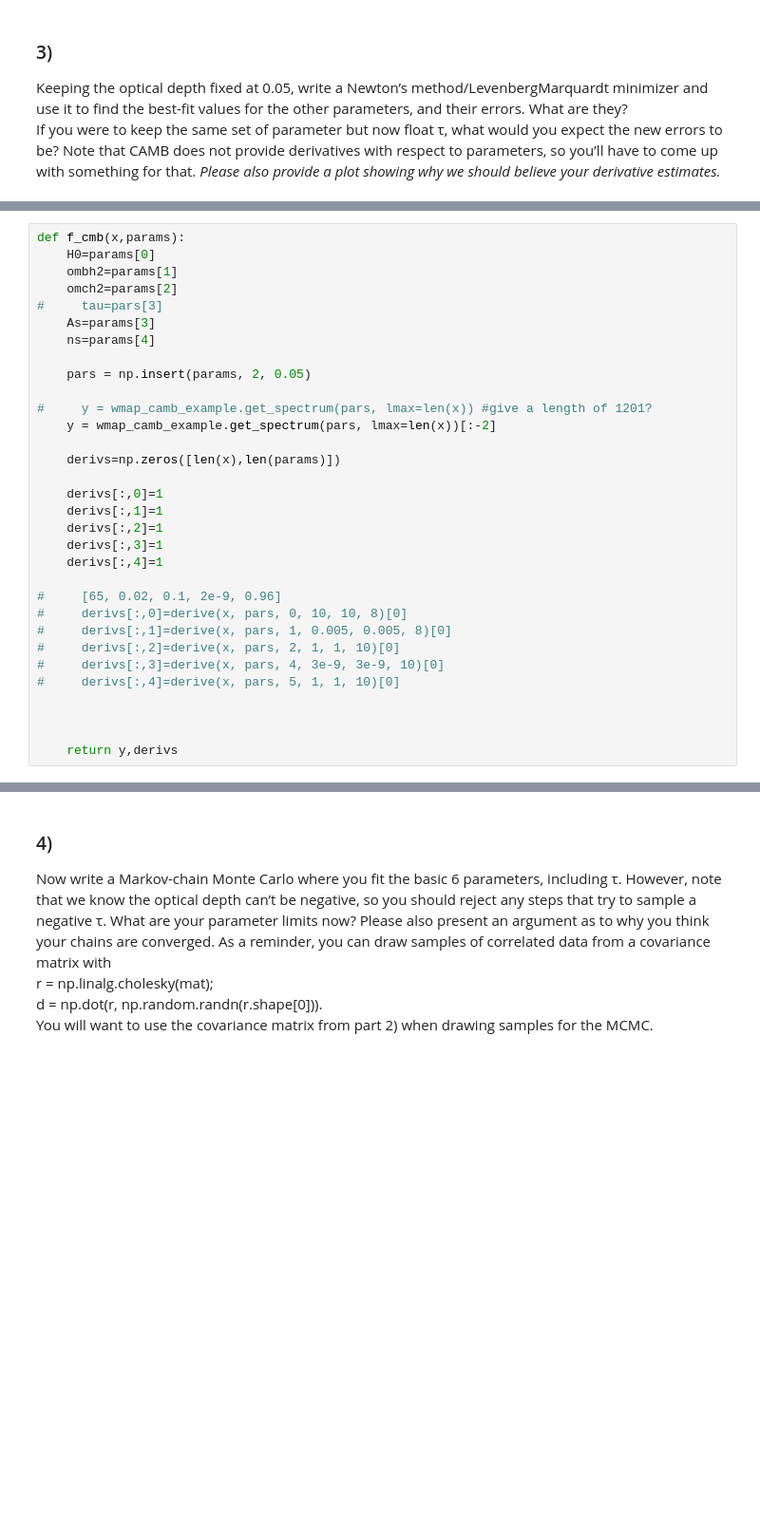
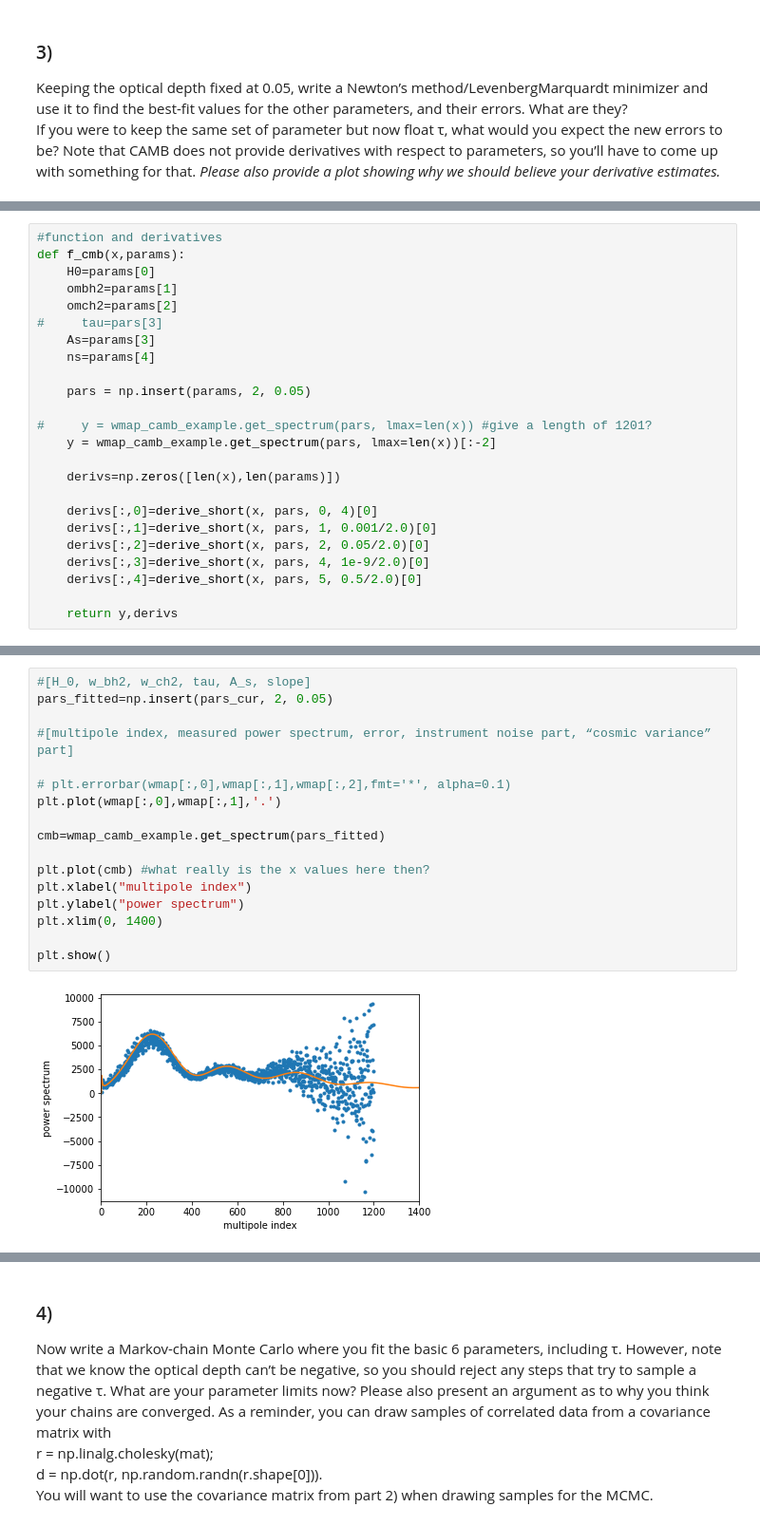
Before and after one commit to eklem1/Phys512_EK, a Jupyter notebook: PS3/TheRestOfPS3.ipynb, the cells around one changed output, grey strips where cells are left out. Shown at 95% size. Drawn from its saved outputs; the diff is of its cells as text; blank space fills up the shorter version.

```diff
--- a/PS3/TheRestOfPS3.ipynb
+++ b/PS3/TheRestOfPS3.ipynb
@@ -196 +152,25 @@ def f(x,params):
+# %%
+#function and derivatives
+def f_cmb(x,params):
+    H0=params[0]
+    ombh2=params[1]
+    omch2=params[2]
+#     tau=pars[3]
+    As=params[3]
+    ns=params[4]
+
+    pars = np.insert(params, 2, 0.05)
+
+#     y = wmap_camb_example.get_spectrum(pars, lmax=len(x)) #give a length of 1201?
+    y = wmap_camb_example.get_spectrum(pars, lmax=len(x))[:-2]
+
+    derivs=np.zeros([len(x),len(params)])
+
+    derivs[:,0]=derive_short(x, pars, 0, 4)[0]
+    derivs[:,1]=derive_short(x, pars, 1, 0.001/2.0)[0]
+    derivs[:,2]=derive_short(x, pars, 2, 0.05/2.0)[0]
+    derivs[:,3]=derive_short(x, pars, 4, 1e-9/2.0)[0]
+    derivs[:,4]=derive_short(x, pars, 5, 0.5/2.0)[0]
+
+    return y,derivs
 # %%
@@ -237,32 +234,19 @@ final parameters are  [nan nan nan]  with errors  [nan nan nan]
-# %%
-def f_cmb(x,params):
-    H0=params[0]
-    ombh2=params[1]
-    omch2=params[2]
-#     tau=pars[3]
-    As=params[3]
-    ns=params[4]
-
-    pars = np.insert(params, 2, 0.05)
-
-#     y = wmap_camb_example.get_spectrum(pars, lmax=len(x)) #give a length of 1201?
-    y = wmap_camb_example.get_spectrum(pars, lmax=len(x))[:-2]
-
-    derivs=np.zeros([len(x),len(params)])
-
-    derivs[:,0]=1
-    derivs[:,1]=1
-    derivs[:,2]=1
-    derivs[:,3]=1
-    derivs[:,4]=1
-
-#     [65, 0.02, 0.1, 2e-9, 0.96]
-#     derivs[:,0]=derive(x, pars, 0, 10, 10, 8)[0]
-#     derivs[:,1]=derive(x, pars, 1, 0.005, 0.005, 8)[0]
-#     derivs[:,2]=derive(x, pars, 2, 1, 1, 10)[0]
-#     derivs[:,3]=derive(x, pars, 4, 3e-9, 3e-9, 10)[0]
-#     derivs[:,4]=derive(x, pars, 5, 1, 1, 10)[0]
-
-
-
-    return y,derivs
+# %%
+#[H_0, w_bh2, w_ch2, tau, A_s, slope]
+pars_fitted=np.insert(pars_cur, 2, 0.05)
+
+#[multipole index, measured power spectrum, error, instrument noise part, “cosmic variance” part]
+
+# plt.errorbar(wmap[:,0],wmap[:,1],wmap[:,2],fmt='*', alpha=0.1)
+plt.plot(wmap[:,0],wmap[:,1],'.')
+
+cmb=wmap_camb_example.get_spectrum(pars_fitted)
+
+plt.plot(cmb) #what really is the x values here then?
+plt.xlabel("multipole index")
+plt.ylabel("power spectrum")
+plt.xlim(0, 1400)
+
+plt.show()
+# %% [output]
+[figure, added]
```
Also changed, not shown: parts of 16 cells of this notebook, 1 other file.
